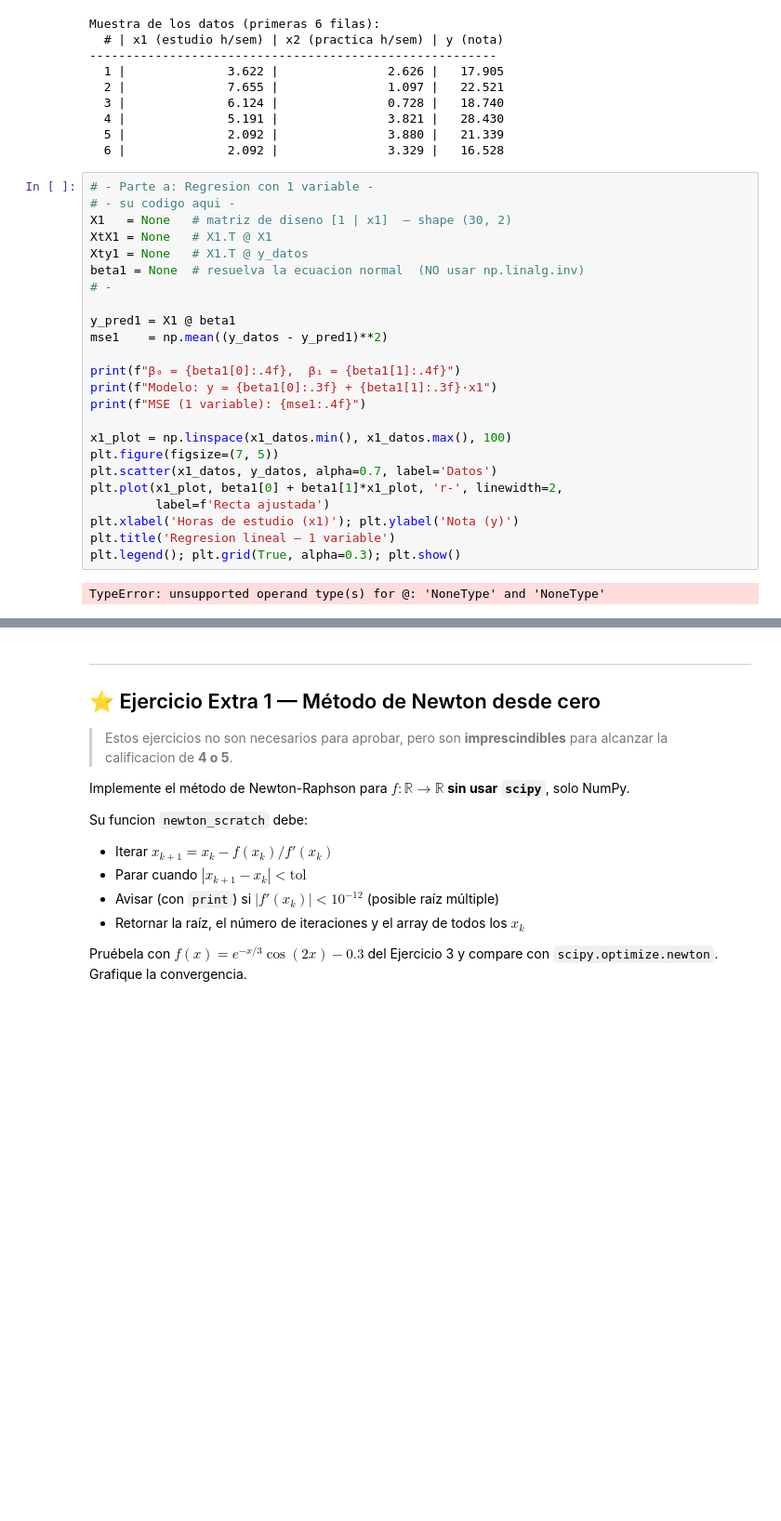
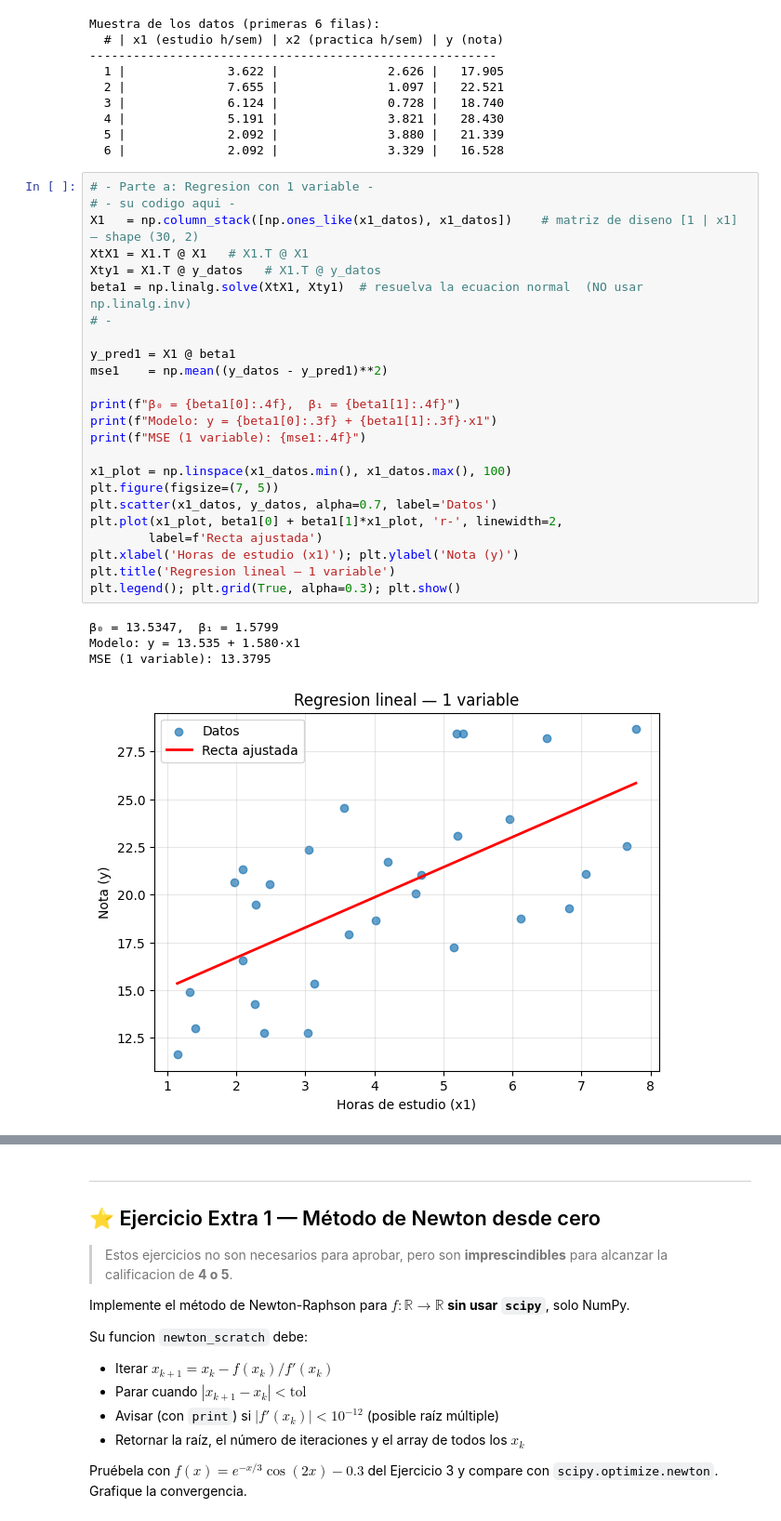
Before and after one commit to Samy0301/Numerica, a Jupyter notebook: Evaluacion_Final_MatNum.ipynb, the cells around one changed output, grey strips where cells are left out. Shown at 93% size. Cells and saved outputs as stored; diff of their text form; blank space fills up the shorter version.

```diff
--- a/Evaluacion_Final_MatNum.ipynb
+++ b/Evaluacion_Final_MatNum.ipynb
@@ -521,29 +549,32 @@ Muestra de los datos (primeras 6 filas):
 # %%
 # - Parte a: Regresion con 1 variable -
 # - su codigo aqui -
-X1   = None   # matriz de diseno [1 | x1]  — shape (30, 2)
-XtX1 = None   # X1.T @ X1
-Xty1 = None   # X1.T @ y_datos
-beta1 = None  # resuelva la ecuacion normal  (NO usar np.linalg.inv)
+X1   = np.column_stack([np.ones_like(x1_datos), x1_datos])    # matriz de diseno [1 | x1]  — shape (30, 2)
+XtX1 = X1.T @ X1   # X1.T @ X1
+Xty1 = X1.T @ y_datos   # X1.T @ y_datos
+beta1 = np.linalg.solve(XtX1, Xty1)  # resuelva la ecuacion normal  (NO usar np.linalg.inv)
 # -
 
 y_pred1 = X1 @ beta1
 mse1    = np.mean((y_datos - y_pred1)**2)
 
 print(f"β₀ = {beta1[0]:.4f},  β₁ = {beta1[1]:.4f}")
 print(f"Modelo: y = {beta1[0]:.3f} + {beta1[1]:.3f}·x1")
 print(f"MSE (1 variable): {mse1:.4f}")
 
 x1_plot = np.linspace(x1_datos.min(), x1_datos.max(), 100)
 plt.figure(figsize=(7, 5))
 plt.scatter(x1_datos, y_datos, alpha=0.7, label='Datos')
 plt.plot(x1_plot, beta1[0] + beta1[1]*x1_plot, 'r-', linewidth=2,
-         label=f'Recta ajustada')
+        label=f'Recta ajustada')
 plt.xlabel('Horas de estudio (x1)'); plt.ylabel('Nota (y)')
 plt.title('Regresion lineal — 1 variable')
 plt.legend(); plt.grid(True, alpha=0.3); plt.show()
 # %% [output]
-TypeError: unsupported operand type(s) for @: 'NoneType' and 'NoneType'
+β₀ = 13.5347,  β₁ = 1.5799
+Modelo: y = 13.535 + 1.580·x1
+MSE (1 variable): 13.3795
+[figure, added]
 # %%
 # - Parte b: Regresion con 2 variables -
 # - su codigo aqui -
```
Also changed, not shown: parts of 12 cells of this notebook.
